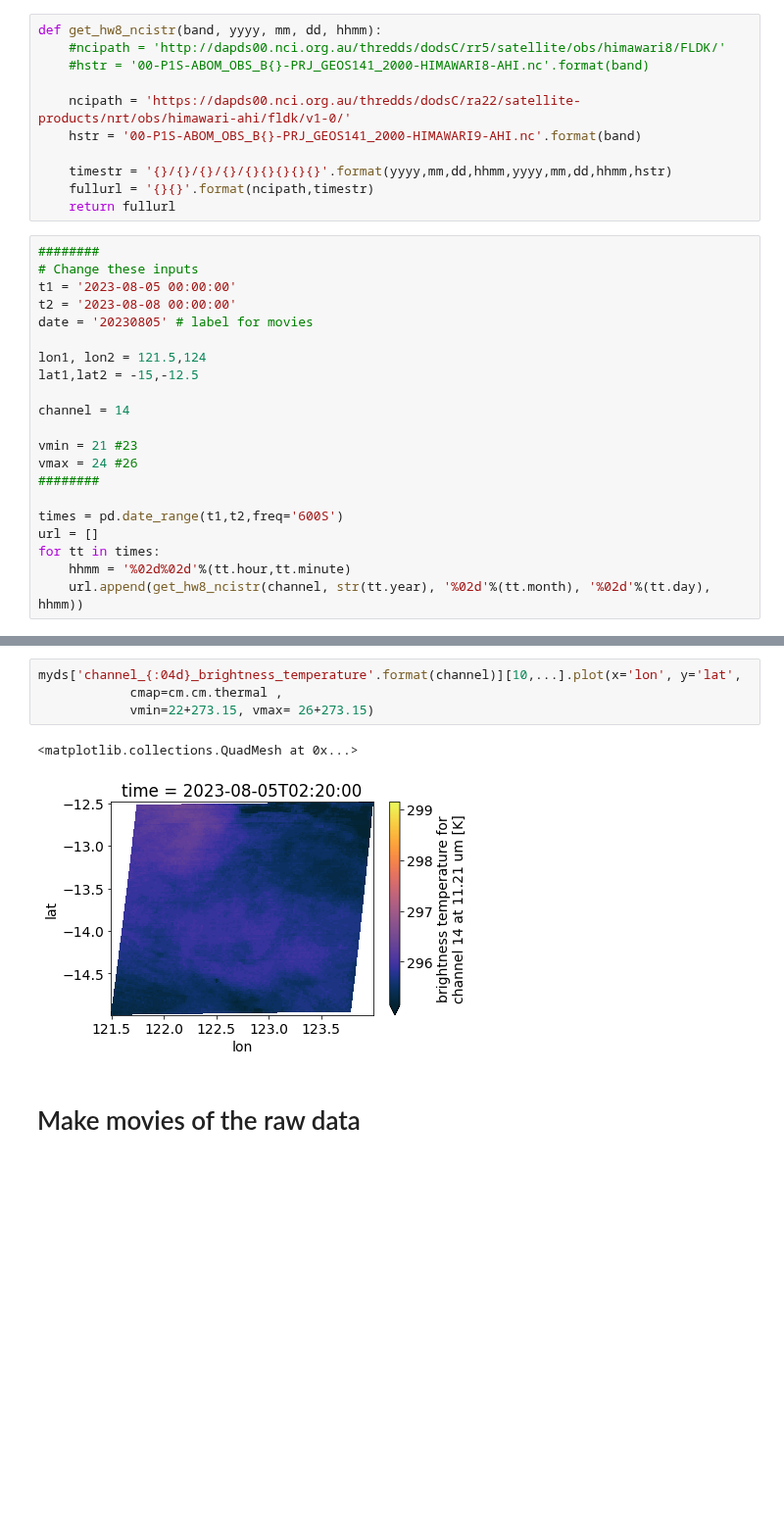
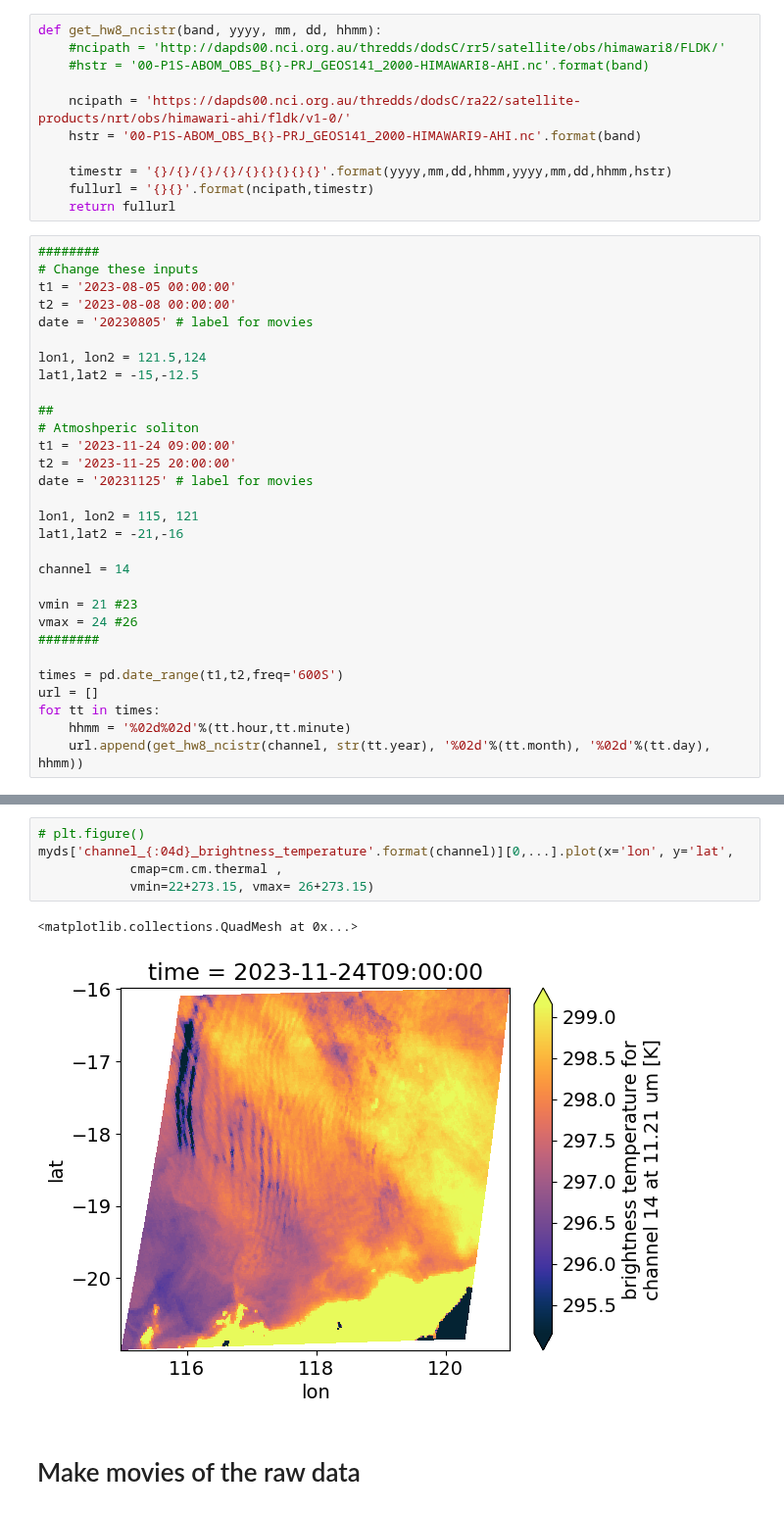
Before and after one commit to TIDE-ITRH/swot_adac_naust, a Jupyter notebook: NOTEBOOKS/play_w_himawari_nci_v3.ipynb, the cells around one changed output, grey strips where cells are left out. Shown at 98% size. Drawn from its saved outputs; the diff is of its cells as text; blank space fills up the shorter version.

```diff
--- a/NOTEBOOKS/play_w_himawari_nci_v3.ipynb
+++ b/NOTEBOOKS/play_w_himawari_nci_v3.ipynb
@@ -50,6 +55,15 @@ date = '20230805' # label for movies
 
 lon1, lon2 = 121.5,124
 lat1,lat2 = -15,-12.5
+
+##
+# Atmoshperic soliton
+t1 = '2023-11-24 09:00:00'
+t2 = '2023-11-25 20:00:00'
+date = '20231125' # label for movies
+
+lon1, lon2 = 115, 121
+lat1,lat2 = -21,-16
 
 channel = 14
 
@@ -300,11 +314,12 @@ Himawari-9
 wmo_satellite_number :
 174
 # %%
-myds['channel_{:04d}_brightness_temperature'.format(channel)][10,...].plot(x='lon', y='lat',
+# plt.figure()
+myds['channel_{:04d}_brightness_temperature'.format(channel)][0,...].plot(x='lon', y='lat',
             cmap=cm.cm.thermal ,
             vmin=22+273.15, vmax= 26+273.15)
 # %% [output]
 <matplotlib.collections.QuadMesh at 0x...>
-[figure, old version]
+[figure, new version]
 # %% [markdown]
 # Make movies of the raw data
```
Also changed, not shown: parts of 11 cells of this notebook, 5 other files.
